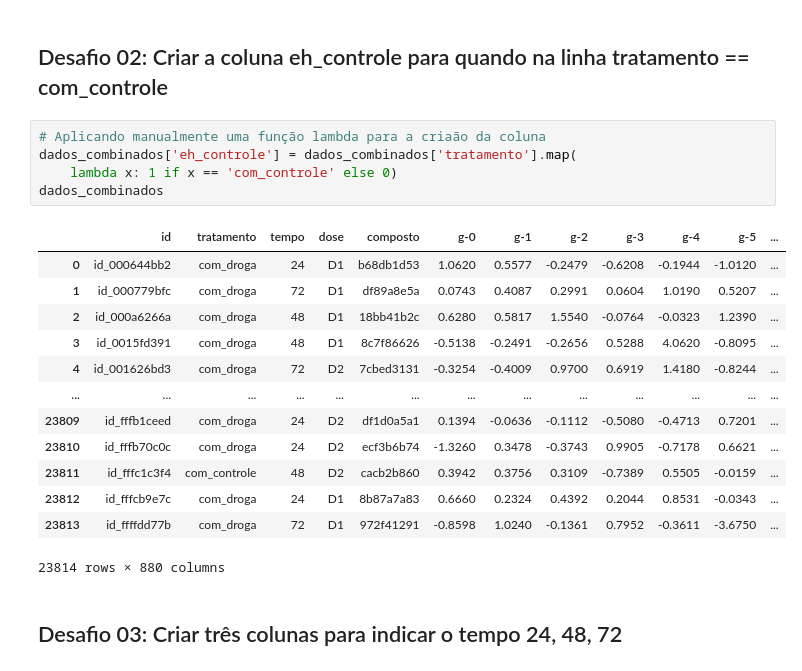
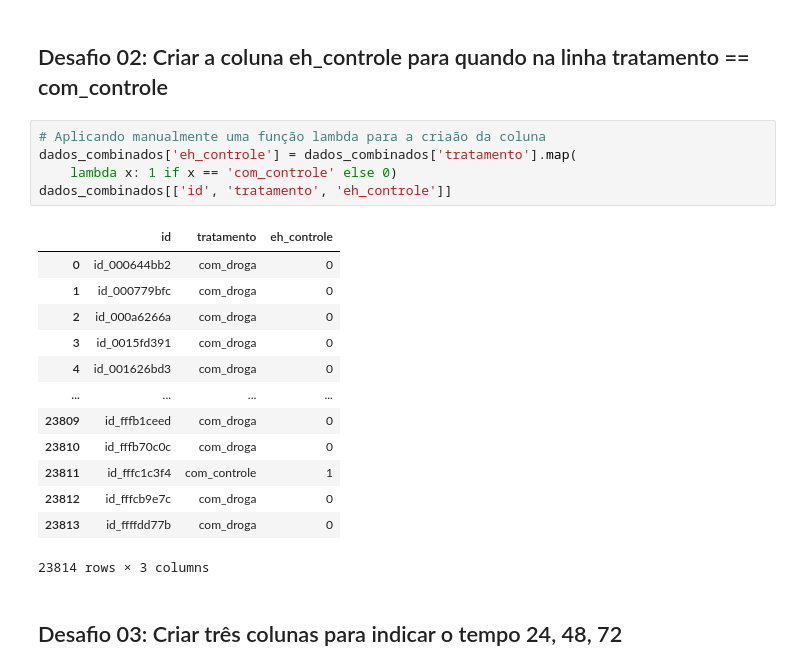
Before and after one commit to LucasDatilioCarderelli/ImersaoDados3, a Jupyter notebook: Aula_04.ipynb, the cells around one changed output. Saved outputs shown, nothing was run; the diff lists cells and outputs as text.

```diff
--- a/Aula_04.ipynb
+++ b/Aula_04.ipynb
@@ -356,22 +355,22 @@ fig.show()
 # %%
 # Aplicando manualmente uma função lambda para a criaão da coluna
 dados_combinados['eh_controle'] = dados_combinados['tratamento'].map(
     lambda x: 1 if x == 'com_controle' else 0)
-dados_combinados
+dados_combinados[['id', 'tratamento', 'eh_controle']]
 # %% [output]
-|  | id | tratamento | tempo | dose | composto | g-0 | g-1 | g-2 | g-3 | g-4 | g-5 | ... |
-| 0 | id_000644bb2 | com_droga | 24 | D1 | b68db1d53 | 1.0620 | 0.5577 | -0.2479 | -0.6208 | -0.1944 | -1.0120 | ... |
-| 1 | id_000779bfc | com_droga | 72 | D1 | df89a8e5a | 0.0743 | 0.4087 | 0.2991 | 0.0604 | 1.0190 | 0.5207 | ... |
-| 2 | id_000a6266a | com_droga | 48 | D1 | 18bb41b2c | 0.6280 | 0.5817 | 1.5540 | -0.0764 | -0.0323 | 1.2390 | ... |
-| 3 | id_0015fd391 | com_droga | 48 | D1 | 8c7f86626 | -0.5138 | -0.2491 | -0.2656 | 0.5288 | 4.0620 | -0.8095 | ... |
-| 4 | id_001626bd3 | com_droga | 72 | D2 | 7cbed3131 | -0.3254 | -0.4009 | 0.9700 | 0.6919 | 1.4180 | -0.8244 | ... |
-| ... | ... | ... | ... | ... | ... | ... | ... | ... | ... | ... | ... | ... |
-| 23809 | id_fffb1ceed | com_droga | 24 | D2 | df1d0a5a1 | 0.1394 | -0.0636 | -0.1112 | -0.5080 | -0.4713 | 0.7201 | ... |
-| 23810 | id_fffb70c0c | com_droga | 24 | D2 | ecf3b6b74 | -1.3260 | 0.3478 | -0.3743 | 0.9905 | -0.7178 | 0.6621 | ... |
-| 23811 | id_fffc1c3f4 | com_controle | 48 | D2 | cacb2b860 | 0.3942 | 0.3756 | 0.3109 | -0.7389 | 0.5505 | -0.0159 | ... |
-| 23812 | id_fffcb9e7c | com_droga | 24 | D1 | 8b87a7a83 | 0.6660 | 0.2324 | 0.4392 | 0.2044 | 0.8531 | -0.0343 | ... |
-| 23813 | id_ffffdd77b | com_droga | 72 | D1 | 972f41291 | -0.8598 | 1.0240 | -0.1361 | 0.7952 | -0.3611 | -3.6750 | ... |
+|  | id | tratamento | eh_controle |
+| 0 | id_000644bb2 | com_droga | 0 |
+| 1 | id_000779bfc | com_droga | 0 |
+| 2 | id_000a6266a | com_droga | 0 |
+| 3 | id_0015fd391 | com_droga | 0 |
+| 4 | id_001626bd3 | com_droga | 0 |
+| ... | ... | ... | ... |
+| 23809 | id_fffb1ceed | com_droga | 0 |
+| 23810 | id_fffb70c0c | com_droga | 0 |
+| 23811 | id_fffc1c3f4 | com_controle | 1 |
+| 23812 | id_fffcb9e7c | com_droga | 0 |
+| 23813 | id_ffffdd77b | com_droga | 0 |
-23814 rows × 880 columns
+23814 rows × 3 columns
 # %% [markdown]
 ## Desafio 03: Criar três colunas para indicar o tempo 24, 48, 72
 # %%
```
Also changed, not shown: parts of 8 cells of this notebook.
